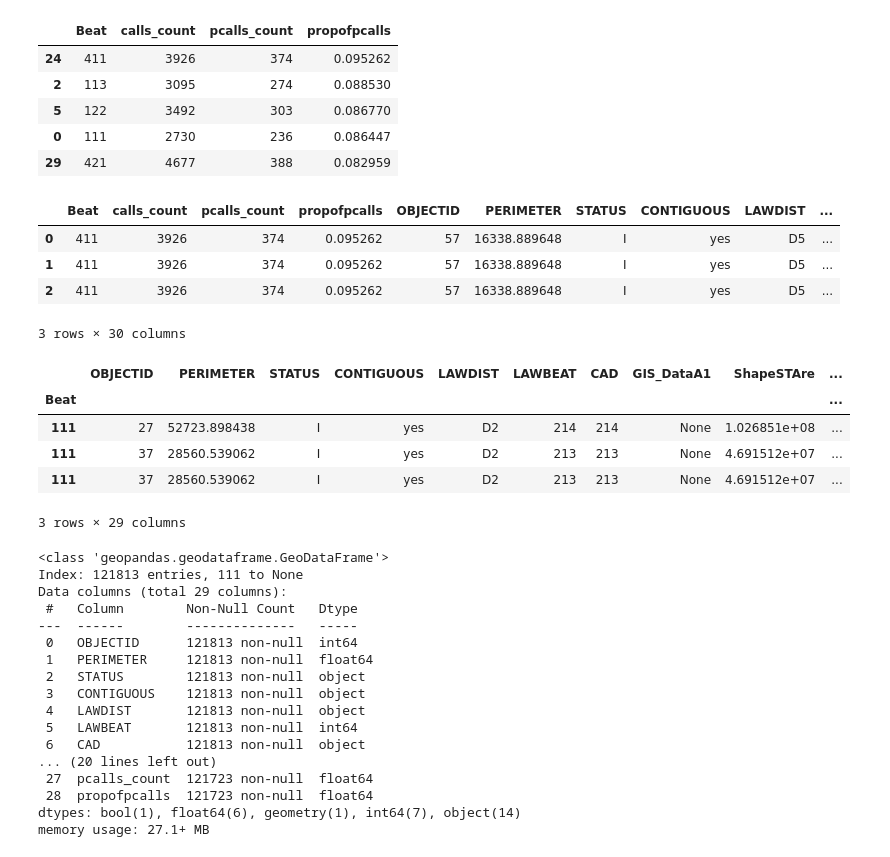
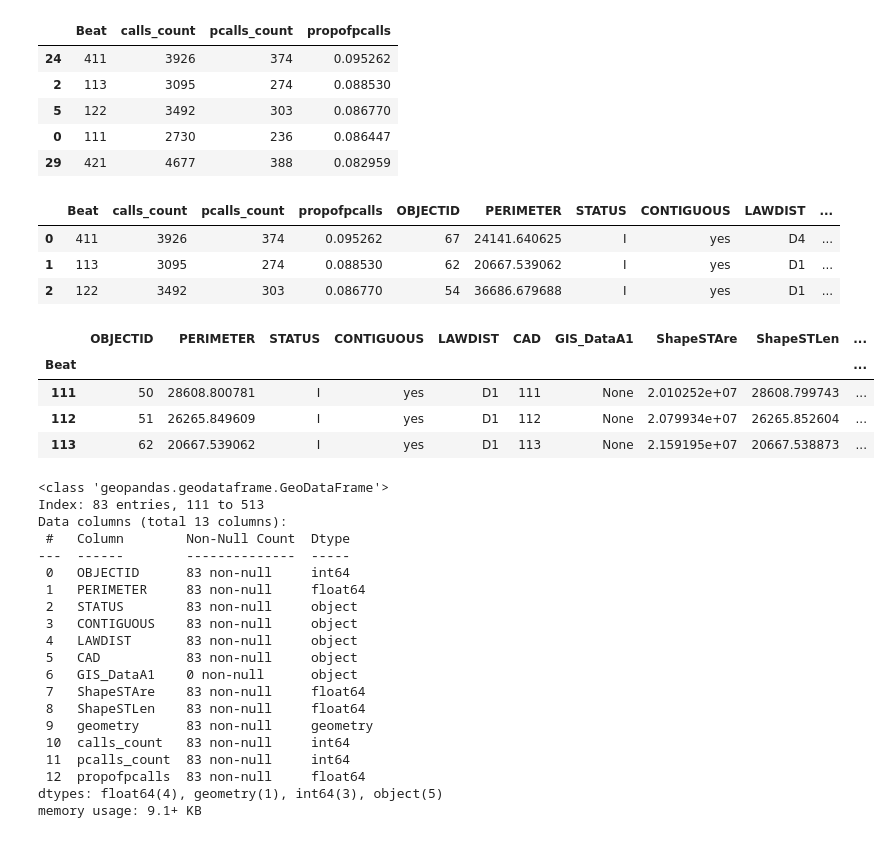
Before and after one commit to sadiesheridan/dataplus-project27-community-safety-durham, a Jupyter notebook: 10_code/EDA.ipynb, the cells around one changed output. Saved outputs shown, nothing was run; the diff lists cells and outputs as text; code cells hidden in the pictures.

```diff
--- a/10_code/EDA.ipynb
+++ b/10_code/EDA.ipynb
@@ -489,52 +489,60 @@ combcalls.head()
 | 5 | 122 | 3492 | 303 | 0.086770 |
 | 0 | 111 | 2730 | 236 | 0.086447 |
 | 29 | 421 | 4677 | 388 | 0.082959 |
+# %%
+#Copy policebeats and rename column LAWBEAT
+policebeats2 = policebeats.copy()
+
+policebeats2.rename(columns=({'LAWBEAT':'Beat'}), inplace=True)
+# %%
+#Change Beat column to a string
+policebeats2["Beat"] = policebeats2["Beat"].map(lambda g: str(int(g+0.1)))
 # %%
 #Merge policebeats_w_dpd with combcalls
-combcalls_merge = pd.merge(combcalls, policebeats_w_dpd, on ='Beat')
+combcalls_merge = pd.merge(combcalls, policebeats2, on ='Beat')
 
 combcalls_merge.head(3)
 # %% [output]
 |  | Beat | calls_count | pcalls_count | propofpcalls | OBJECTID | PERIMETER | STATUS | CONTIGUOUS | LAWDIST | ... |
-| 0 | 411 | 3926 | 374 | 0.095262 | 57 | 16338.889648 | I | yes | D5 | ... |
-| 1 | 411 | 3926 | 374 | 0.095262 | 57 | 16338.889648 | I | yes | D5 | ... |
-| 2 | 411 | 3926 | 374 | 0.095262 | 57 | 16338.889648 | I | yes | D5 | ... |
+| 0 | 411 | 3926 | 374 | 0.095262 | 67 | 24141.640625 | I | yes | D4 | ... |
+| 1 | 113 | 3095 | 274 | 0.088530 | 62 | 20667.539062 | I | yes | D1 | ... |
+| 2 | 122 | 3492 | 303 | 0.086770 | 54 | 36686.679688 | I | yes | D1 | ... |
-3 rows × 30 columns
 # %%
 #Merged the caller data with combcalls by changing the index
-policebeats_w_dpd2 = policebeats_w_dpd.copy()
 
-combcalls_merge = policebeats_w_dpd2.set_index('Beat').join(combcalls.set_index('Beat'))
+combcalls_merge = policebeats2.set_index('Beat').join(combcalls.set_index('Beat'))
 
 combcalls_merge.head(3)
 # %% [output]
-|  | OBJECTID | PERIMETER | STATUS | CONTIGUOUS | LAWDIST | LAWBEAT | CAD | GIS_DataA1 | ShapeSTAre | ... |
+|  | OBJECTID | PERIMETER | STATUS | CONTIGUOUS | LAWDIST | CAD | GIS_DataA1 | ShapeSTAre | ShapeSTLen | ... |
 | Beat |  |  |  |  |  |  |  |  |  | ... |
-| 111 | 27 | 52723.898438 | I | yes | D2 | 214 | 214 | None | 1.026851e+08 | ... |
-| 111 | 37 | 28560.539062 | I | yes | D2 | 213 | 213 | None | 4.691512e+07 | ... |
-| 111 | 37 | 28560.539062 | I | yes | D2 | 213 | 213 | None | 4.691512e+07 | ... |
+| 111 | 50 | 28608.800781 | I | yes | D1 | 111 | None | 2.010252e+07 | 28608.799743 | ... |
+| 112 | 51 | 26265.849609 | I | yes | D1 | 112 | None | 2.079934e+07 | 26265.852604 | ... |
+| 113 | 62 | 20667.539062 | I | yes | D1 | 113 | None | 2.159195e+07 | 20667.538873 | ... |
-3 rows × 29 columns
 # %%
 #Show merged data info
 combcalls_merge.info()
 # %% [output]
 <class 'geopandas.geodataframe.GeoDataFrame'>
-Index: 121813 entries, 111 to None
-Data columns (total 29 columns):
- #   Column        Non-Null Count   Dtype
----  ------        --------------   -----
- 0   OBJECTID      121813 non-null  int64
- 1   PERIMETER     121813 non-null  float64
- 2   STATUS        121813 non-null  object
- 3   CONTIGUOUS    121813 non-null  object
- 4   LAWDIST       121813 non-null  object
- 5   LAWBEAT       121813 non-null  int64
- 6   CAD           121813 non-null  object
-... (20 lines left out)
- 27  pcalls_count  121723 non-null  float64
- 28  propofpcalls  121723 non-null  float64
-dtypes: bool(1), float64(6), geometry(1), int64(7), object(14)
-memory usage: 27.1+ MB
+Index: 83 entries, 111 to 513
+Data columns (total 13 columns):
+ #   Column        Non-Null Count  Dtype
+---  ------        --------------  -----
+ 0   OBJECTID      83 non-null     int64
+ 1   PERIMETER     83 non-null     float64
+ 2   STATUS        83 non-null     object
+ 3   CONTIGUOUS    83 non-null     object
+ 4   LAWDIST       83 non-null     object
+ 5   CAD           83 non-null     object
+ 6   GIS_DataA1    0 non-null      object
+ 7   ShapeSTAre    83 non-null     float64
+ 8   ShapeSTLen    83 non-null     float64
+ 9   geometry      83 non-null     geometry
+ 10  calls_count   83 non-null     int64
+ 11  pcalls_count  83 non-null     int64
+ 12  propofpcalls  83 non-null     float64
+dtypes: float64(4), geometry(1), int64(3), object(5)
+memory usage: 9.1+ KB
 # %%
 #Plot chloropleth map with merged data
 fig, ax = plt.subplots(figsize = (10,10))
```
Also changed, not shown: parts of 1 cell of this notebook.
